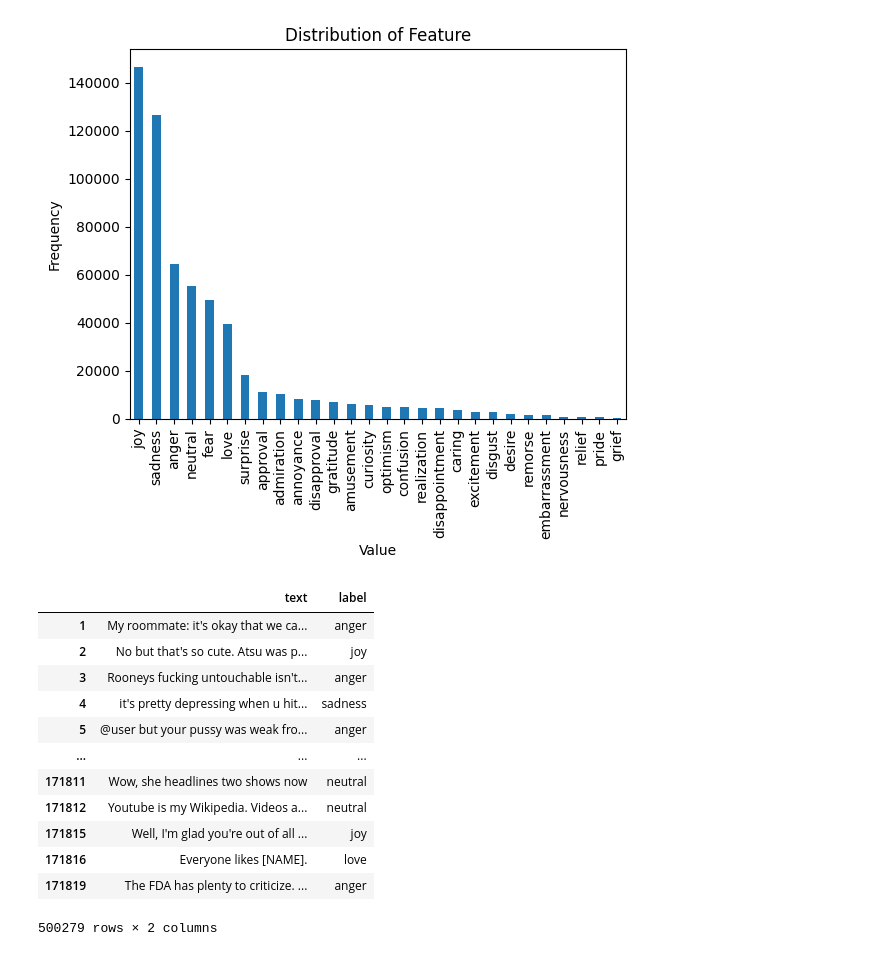
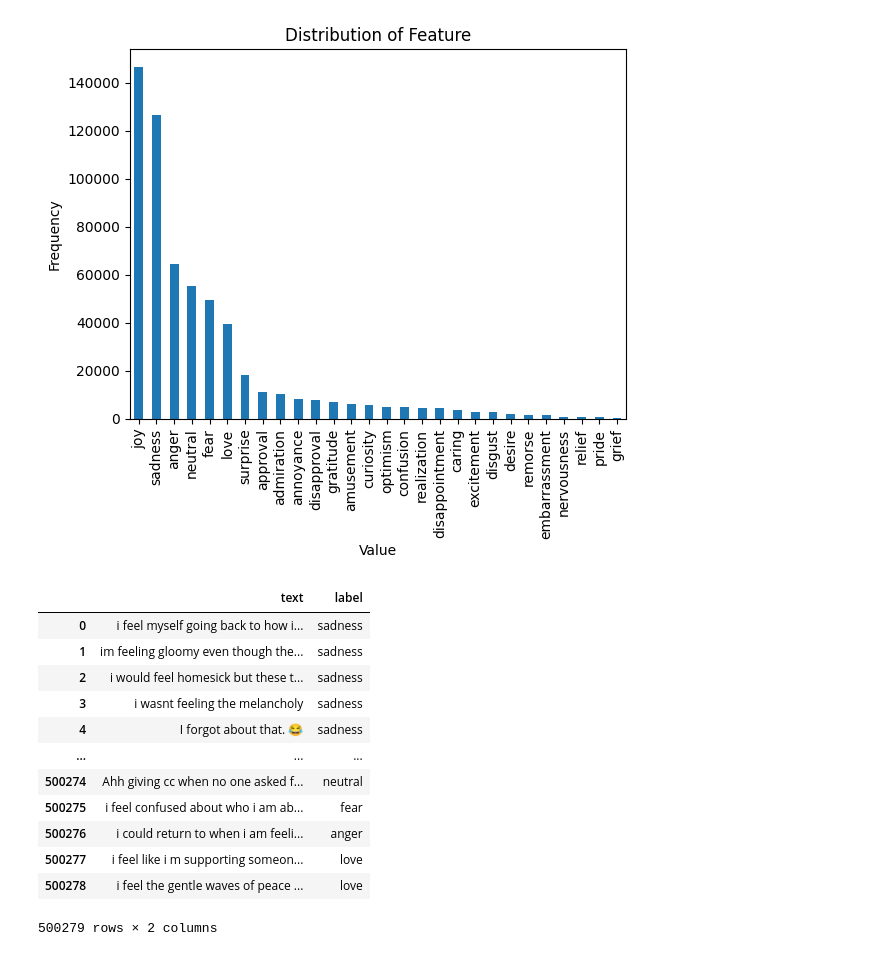
Before and after one commit to anyaachan/EmotionRecognition, a Jupyter notebook: notebooks/data_exploration.ipynb, the cells around one changed output. Drawn from its saved outputs; the diff is of its cells as text; code cells hidden in the pictures.

```diff
--- a/notebooks/data_exploration.ipynb
+++ b/notebooks/data_exploration.ipynb
@@ -149,18 +195,19 @@ plt.show()
 [figure]
 # %%
 emotion_df = emotion_df[emotion_df.label.isin(["text", "joy", "sadness", "anger", "neutral", "fear", "love", "surprise"])]
+emotion_df = shuffle(emotion_df).reset_index(drop=True)
 emotion_df
 # %% [output]
 |  | text | label |
-| 1 | My roommate: it's okay that we ca... | anger |
-| 2 | No but that's so cute. Atsu was p... | joy |
-| 3 | Rooneys fucking untouchable isn't... | anger |
-| 4 | it's pretty depressing when u hit... | sadness |
-| 5 | @user but your pussy was weak fro... | anger |
+| 0 | i feel myself going back to how i... | sadness |
+| 1 | im feeling gloomy even though the... | sadness |
+| 2 | i would feel homesick but these t... | sadness |
+| 3 | i wasnt feeling the melancholy | sadness |
+| 4 | I forgot about that. 😂 | sadness |
 | ... | ... | ... |
-| 171811 | Wow, she headlines two shows now | neutral |
-| 171812 | Youtube is my Wikipedia. Videos a... | neutral |
-| 171815 | Well, I'm glad you're out of all ... | joy |
-| 171816 | Everyone likes [NAME]. | love |
-| 171819 | The FDA has plenty to criticize. ... | anger |
+| 500274 | Ahh giving cc when no one asked f... | neutral |
+| 500275 | i feel confused about who i am ab... | fear |
+| 500276 | i could return to when i am feeli... | anger |
+| 500277 | i feel like i m supporting someon... | love |
+| 500278 | i feel the gentle waves of peace ... | love |
 500279 rows × 2 columns
```
Also changed, not shown: parts of 25 cells of this notebook, 2 other files.
